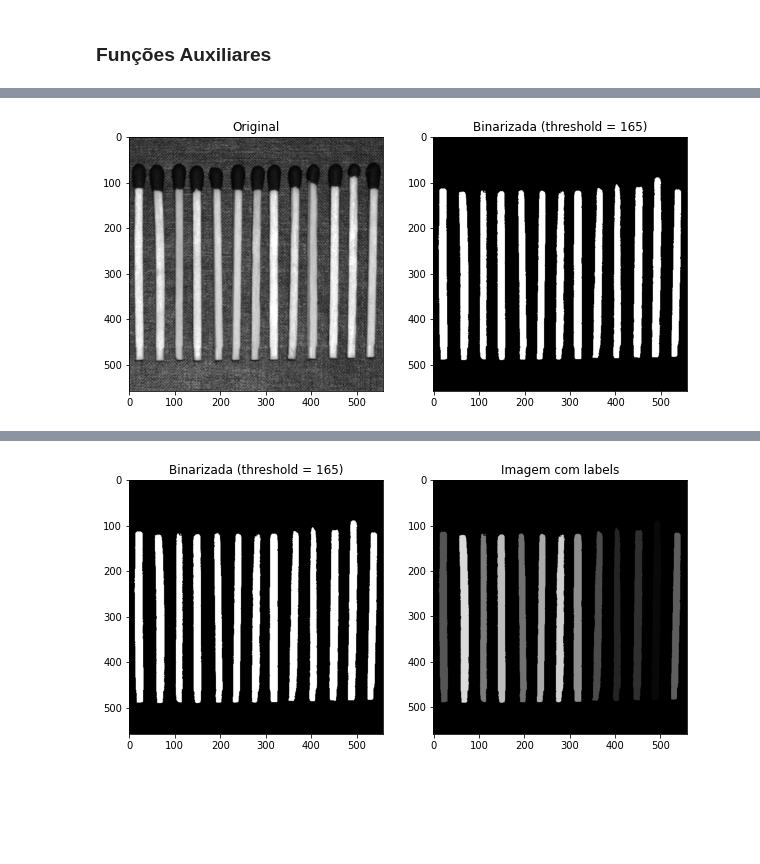
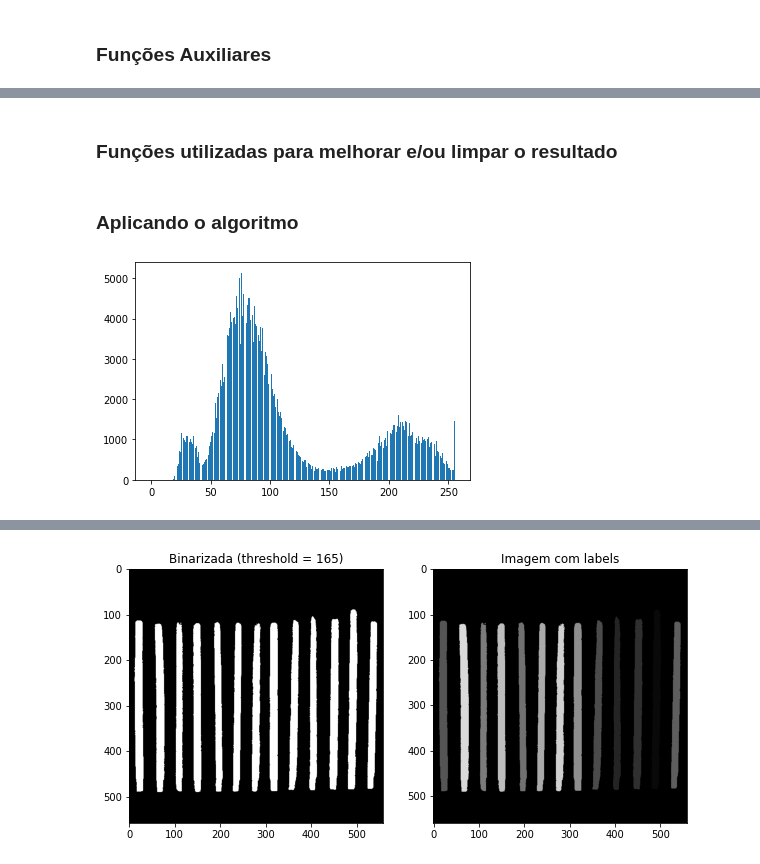
Before and after one commit to gsoaresbaptista/digital-image-processing, a Jupyter notebook: first_list/answers/q1.ipynb, the cells around one changed output, grey strips where cells are left out. Drawn from its saved outputs; the diff is of its cells as text; code cells hidden in the pictures; blank space fills up the shorter version.

```diff
--- a/first_list/answers/q1.ipynb
+++ b/first_list/answers/q1.ipynb
@@ -109,3 +118,5 @@ def connected_components_labeling(image: np.array) -> np.array:
+# %% [markdown]
+### Funções utilizadas para melhorar e/ou limpar o resultado
 # %%
 def reindex_labels(labels: Dict[int, int]) -> Dict[int, int]:
     """
@@ -154,12 +170,10 @@ def remove_outliers(labels: Dict[int, int]) -> Dict[int, int]:
             new_labels.pop(key)
 
     return new_labels
+# %% [markdown]
+### Aplicando o algoritmo
 # %%
 image = plt.imread('../images/Fig8.02.jpg')
-bimage = binary_image(image, 165)
-
-#
-plot_comparision(image, bimage, (
-    'Original', 'Binarizada (threshold = 165)'))
+image_histogram(image)
 # %% [output]
-[figure, old version]
+[figure, new version]
```
Also changed, not shown: parts of 7 cells of this notebook.
